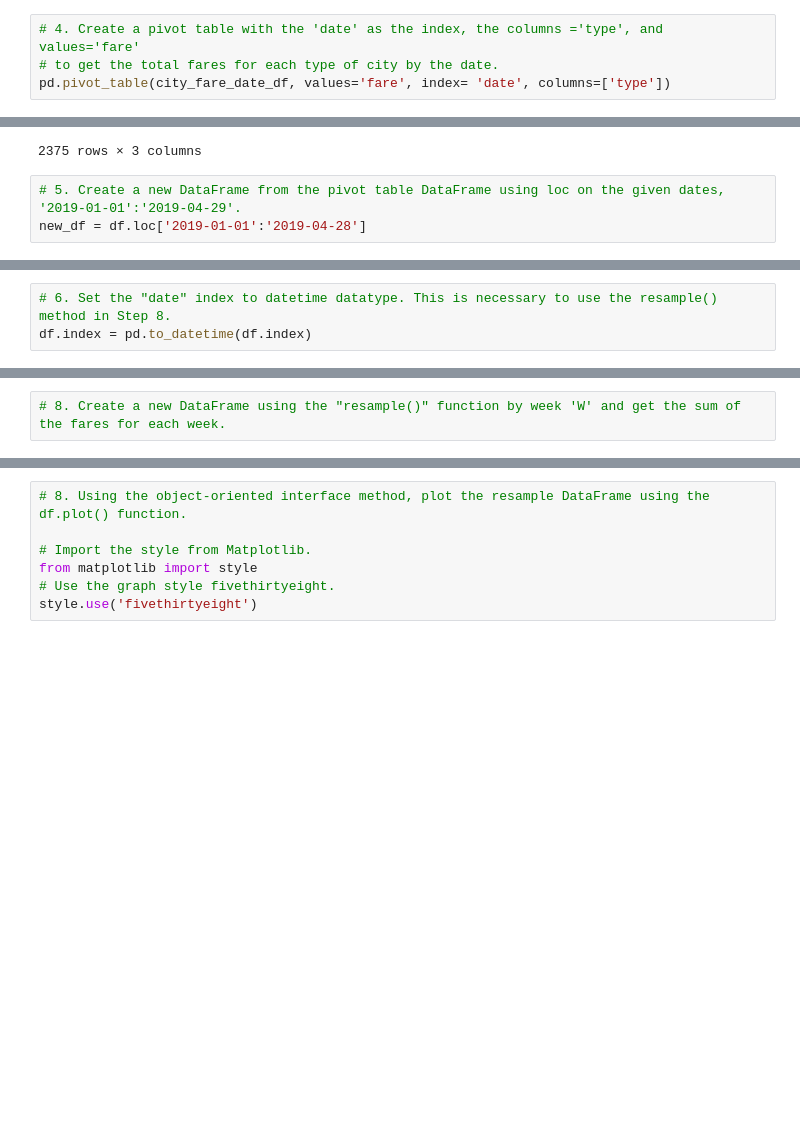
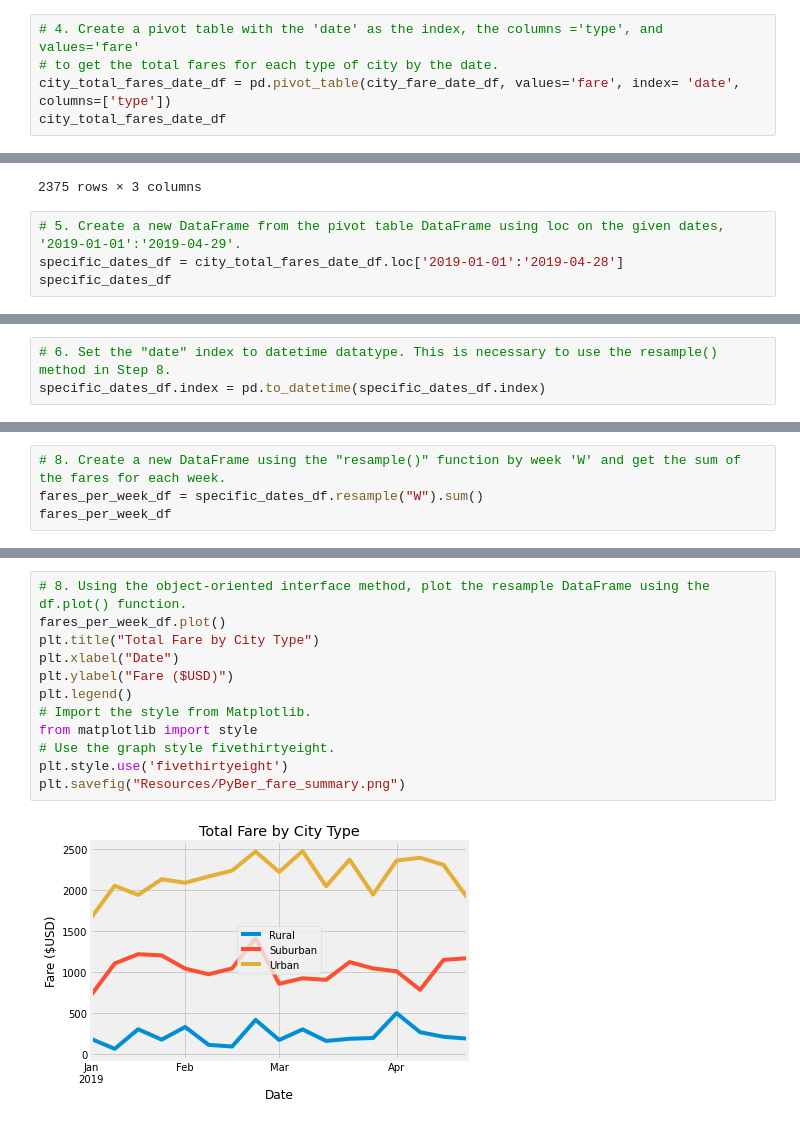
Before and after one commit to jtaulman/Pyber_Analysis, a Jupyter notebook: PyBer_Challenge.ipynb, the cells around one changed output, grey strips where cells are left out. Cells and saved outputs as stored; diff of their text form; blank space fills up the shorter version.

```diff
--- a/PyBer_Challenge.ipynb
+++ b/PyBer_Challenge.ipynb
@@ -166,7 +166,8 @@ city_fare_date_df = pyber_data_df.reset_index()
 # %%
 # 4. Create a pivot table with the 'date' as the index, the columns ='type', and values='fare'
 # to get the total fares for each type of city by the date.
-pd.pivot_table(city_fare_date_df, values='fare', index= 'date', columns=['type'])
+city_total_fares_date_df = pd.pivot_table(city_fare_date_df, values='fare', index= 'date', columns=['type'])
+city_total_fares_date_df
 # %% [output]
 | type | Rural | Suburban | Urban |
 | date |  |  |  |
@@ -184,5 +185,6 @@ pd.pivot_table(city_fare_date_df, values='fare', index= 'date', columns=['type']
 2375 rows × 3 columns
 # %%
 # 5. Create a new DataFrame from the pivot table DataFrame using loc on the given dates, '2019-01-01':'2019-04-29'.
-new_df = df.loc['2019-01-01':'2019-04-28']
+specific_dates_df = city_total_fares_date_df.loc['2019-01-01':'2019-04-28']
+specific_dates_df
 # %% [output]
@@ -190,3 +205,3 @@ NameError: name 'df' is not defined
 # %%
 # 6. Set the "date" index to datetime datatype. This is necessary to use the resample() method in Step 8.
-df.index = pd.to_datetime(df.index)
+specific_dates_df.index = pd.to_datetime(specific_dates_df.index)
@@ -197,2 +222,4 @@ NameError: name 'df' is not defined
 # %%
 # 8. Create a new DataFrame using the "resample()" function by week 'W' and get the sum of the fares for each week.
+fares_per_week_df = specific_dates_df.resample("W").sum()
+fares_per_week_df
@@ -199,7 +246,14 @@ NameError: name 'df' is not defined
 # %%
 # 8. Using the object-oriented interface method, plot the resample DataFrame using the df.plot() function.
-
+fares_per_week_df.plot()
+plt.title("Total Fare by City Type")
+plt.xlabel("Date")
+plt.ylabel("Fare ($USD)")
+plt.legend()
 # Import the style from Matplotlib.
 from matplotlib import style
 # Use the graph style fivethirtyeight.
-style.use('fivethirtyeight')
+plt.style.use('fivethirtyeight')
+plt.savefig("Resources/PyBer_fare_summary.png")
+# %% [output]
+[figure, added]
```
Also changed, not shown: parts of 4 cells of this notebook, 4 other files.
